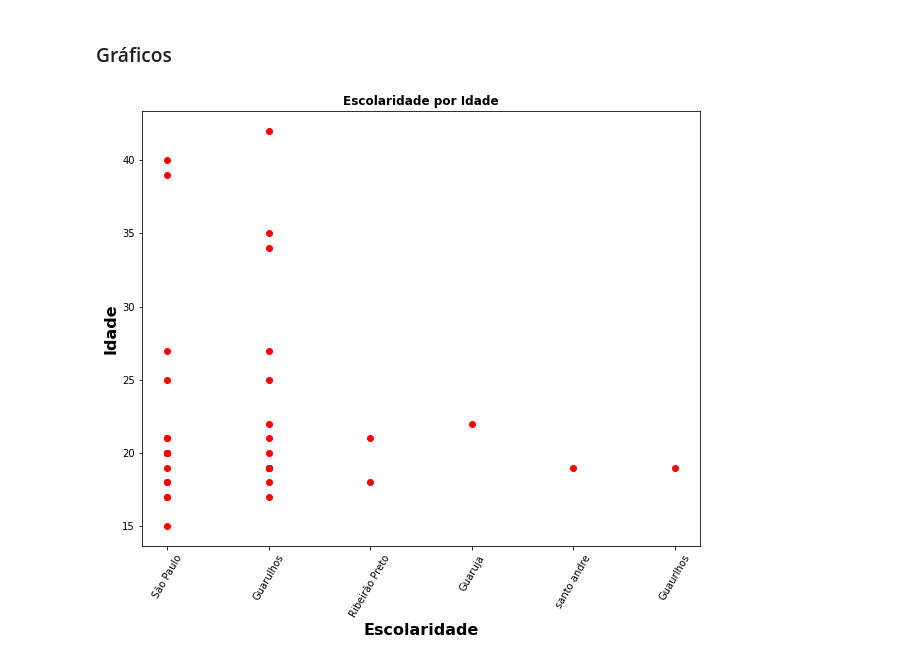
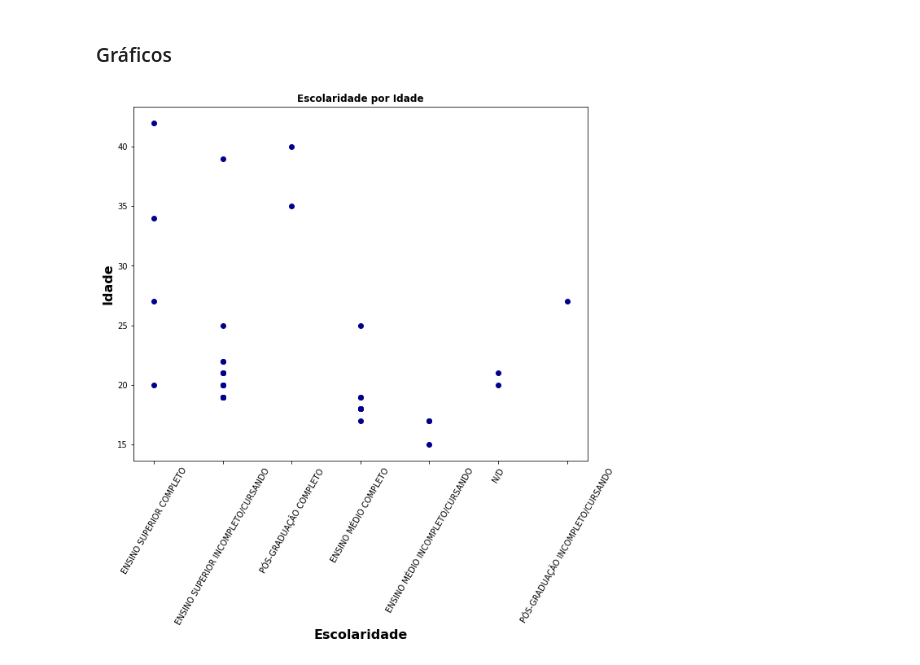
Before and after one commit to jmsimao/DCTI-Hackathon-2024, a Jupyter notebook: Hackathon - Inscritos - 2024.ipynb, the cells around one changed output. Saved outputs shown, nothing was run; the diff lists cells and outputs as text; code cells hidden in the pictures.

```diff
--- a/Hackaton - Inscritos.ipynb
+++ b/Hackathon - Inscritos - 2024.ipynb
@@ -9,7 +10,12 @@ import timedelta as td
 import matplotlib.pyplot as plt
 import seaborn as sns
 # %%
-ins = pd.read_csv('Planilha de Inscritos Hackathon.xlsx - INSCRITOS.csv'
+def abriPlanilha():
+    for arquivo in os.listdir('.'):
+        if (re.findall('csv', arquivo)):
+            return arquivo
+
+ins = pd.read_csv(abriPlanilha()
                  ,header=1
                  ,sep=','
                  )
@@ -234,7 +240,7 @@ ins['idade']=ins['dataNascimento'].apply(lambda dtNasc: quantIdade(dtNasc))
 ins['dataNascAjustada']=ins['dataNascimento'].apply(lambda dtNasc: dataNascAjustada(dtNasc))
 ins['generoId']=ins['genero'].apply(lambda genero: quantGenero(genero))
 ins['escolaridadeId']=ins['escolaridade'].apply(lambda escolaridade: quantEscolaridade(escolaridade))
-ins['novaEscolaridade']=ins['escolaridade'].apply(lambda escolaridade: qualEscolaridade(escolaridade))
+ins['escolaridade2']=ins['escolaridade'].apply(lambda escolaridade: qualEscolaridade(escolaridade))
 ins['instituicaoId']=ins['instituicao'].apply(lambda instituicao: quantInstituicao(instituicao))
 ins['cidadeId']=ins['cidade'].apply(lambda cidade: quantCidade(cidade))
 ins['tamanhoCamisetaId']=ins['observacao'].apply(lambda obs: quantTamanhoCamiseta(obs))
@@ -260,17 +266,17 @@ ins
 | 34 | 28 | Kauã De Oliveira | 55983509802 | 27/2/2004 | 19 | 27/02/2004 00:00:00 | Masculino | 2 | ... |
 35 rows × 23 columns
 # %%
-X = ins['cidade']
+X = ins['escolaridade2']
 y = ins['idade']
 # %% [markdown]
 ### Gráficos
 # %%
 plt.figure(figsize=(10,8))
 plt.title('Escolaridade por Idade', fontdict={'weight':'bold'})
-plt.scatter(X,y,c='red')
+plt.scatter(X,y,c='darkblue',marker='o')
 plt.xlabel('Escolaridade', fontdict={'weight':'bold','size':16})
 plt.ylabel('Idade', fontdict={'weight':'bold','size':16})
 plt.xticks(rotation=60)
 plt.show()
 # %% [output]
-[figure, old version]
+[figure, new version]
```
Also changed, not shown: parts of 2 cells of this notebook, 4 other files.
